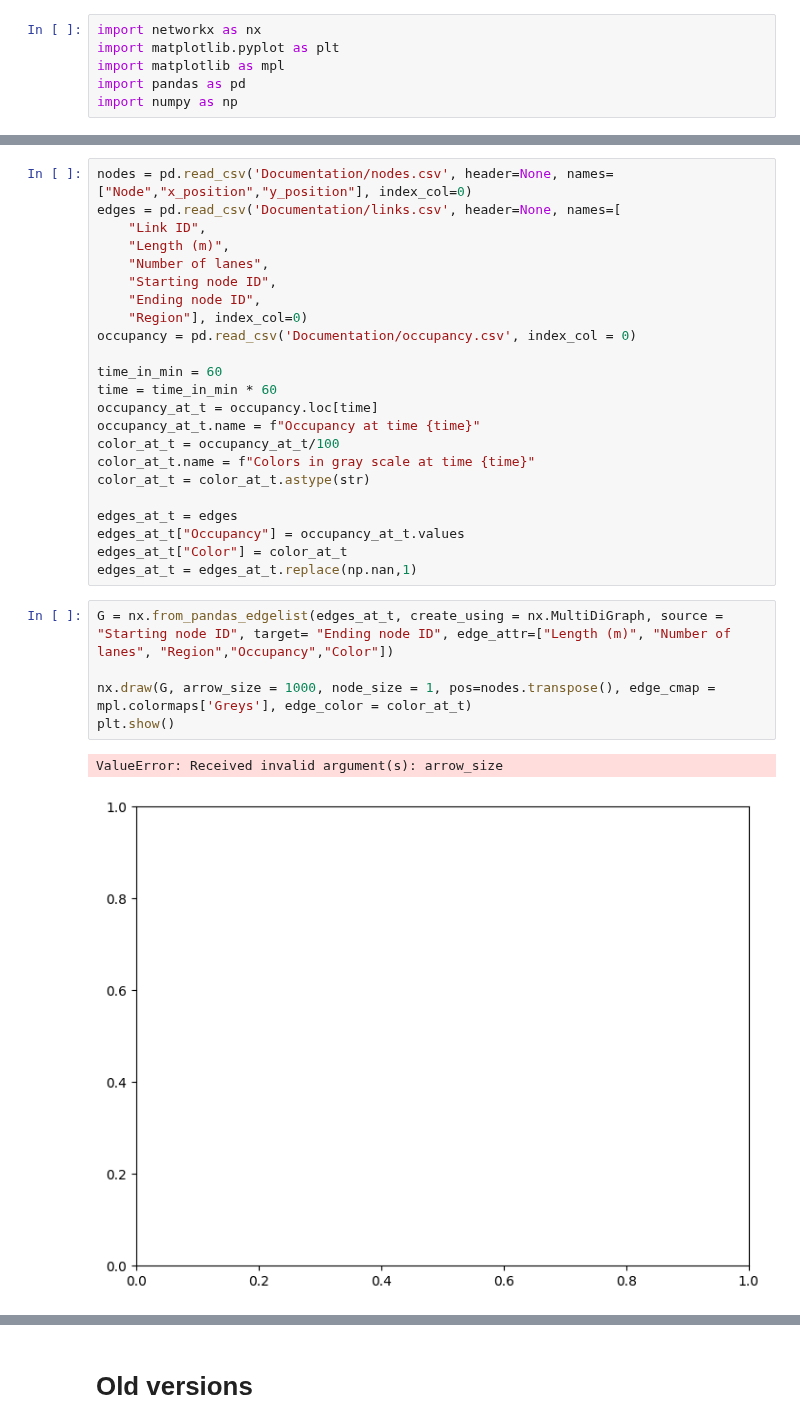
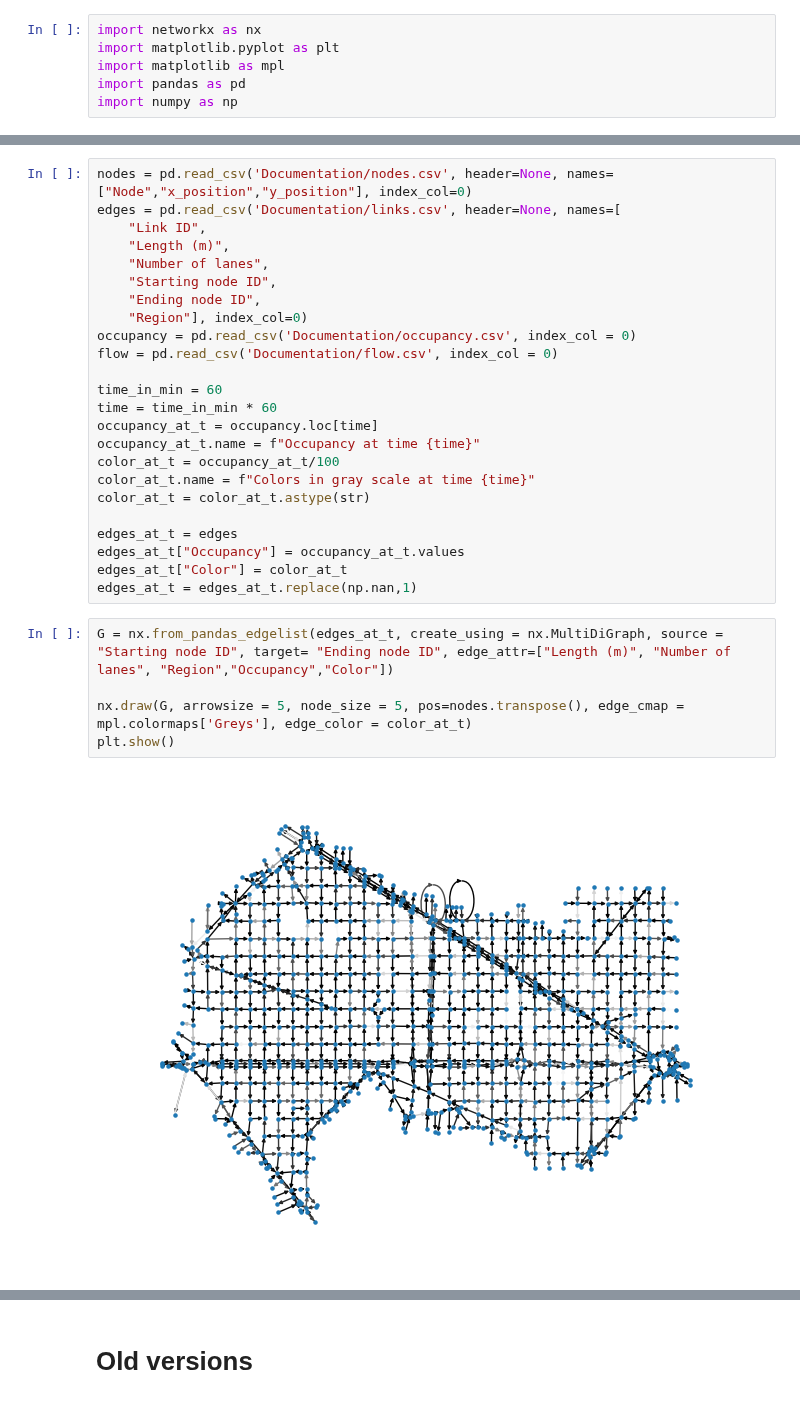
Before and after one commit to s221568/Trafic, a Jupyter notebook: Lab 1/Lab1JE.ipynb, the cells around one changed output, grey strips where cells are left out. Cells and saved outputs as stored; diff of their text form.

```diff
--- a/Lab 1/Lab1JE.ipynb
+++ b/Lab 1/Lab1JE.ipynb
@@ -16,6 +20,7 @@ edges = pd.read_csv('Documentation/links.csv', header=None, names=[
     "Ending node ID",
     "Region"], index_col=0)
 occupancy = pd.read_csv('Documentation/occupancy.csv', index_col = 0)
+flow = pd.read_csv('Documentation/flow.csv', index_col = 0)
 
 time_in_min = 60
 time = time_in_min * 60
@@ -32,8 +37,7 @@ edges_at_t = edges_at_t.replace(np.nan,1)
 # %%
 G = nx.from_pandas_edgelist(edges_at_t, create_using = nx.MultiDiGraph, source = "Starting node ID", target= "Ending node ID", edge_attr=["Length (m)", "Number of lanes", "Region","Occupancy","Color"])
 
-nx.draw(G, arrow_size = 1000, node_size = 1, pos=nodes.transpose(), edge_cmap = mpl.colormaps['Greys'], edge_color = color_at_t)
+nx.draw(G, arrowsize = 5, node_size = 5, pos=nodes.transpose(), edge_cmap = mpl.colormaps['Greys'], edge_color = color_at_t)
 plt.show()
 # %% [output]
-ValueError: Received invalid argument(s): arrow_size
-[figure, old version]
+[figure, new version]
```
Also changed, not shown: parts of 4 cells of this notebook.
